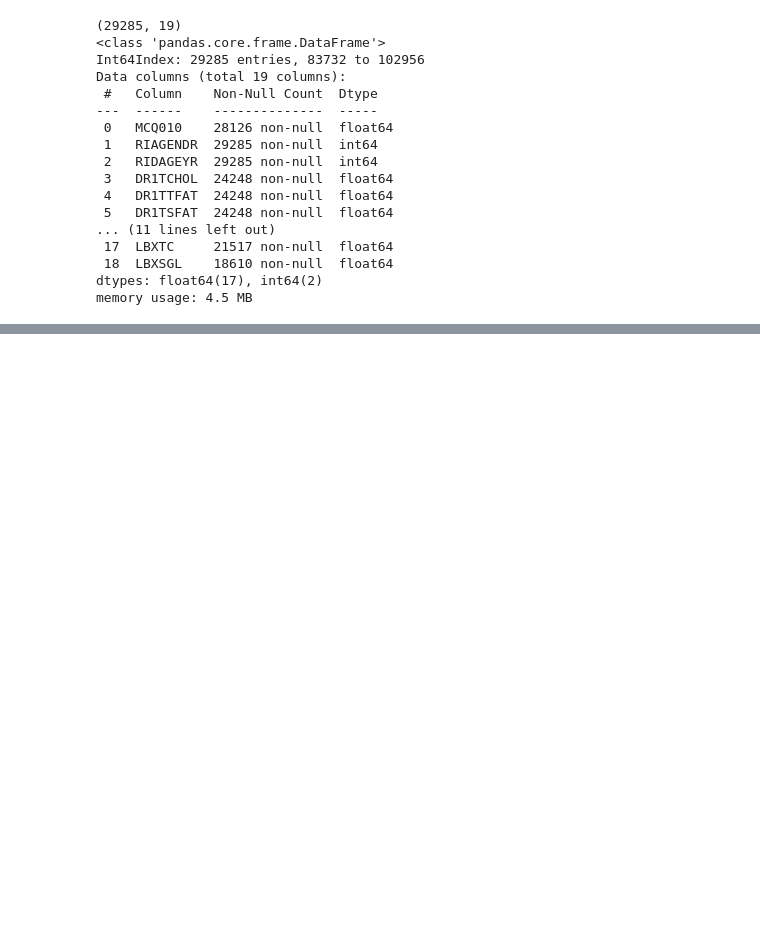
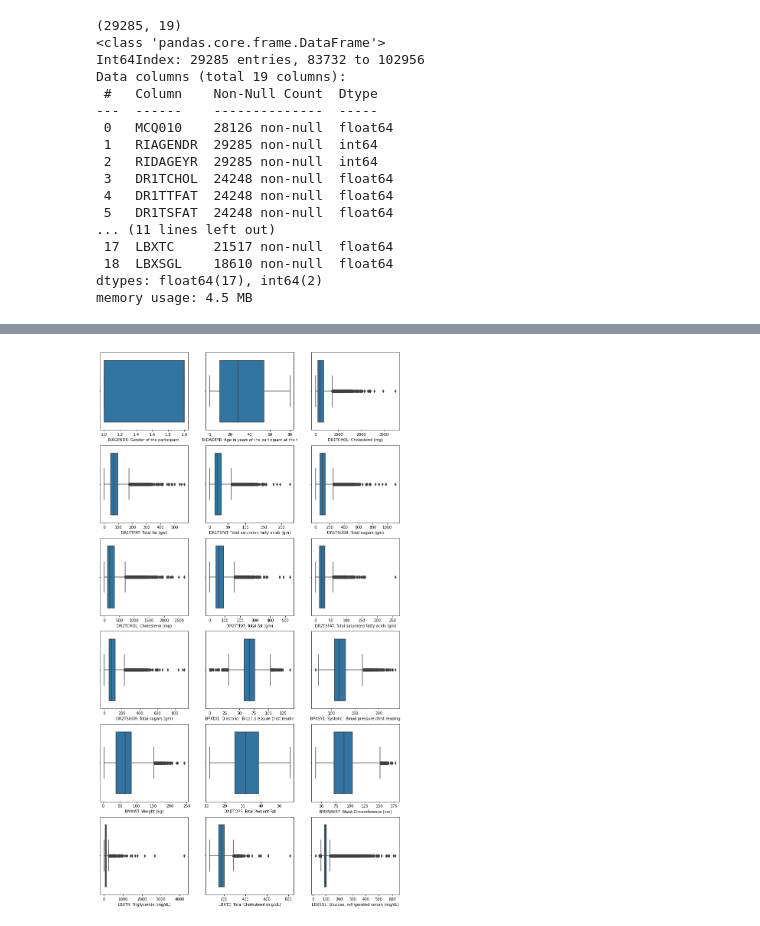
Before and after one commit to Jasc94/thebridge, a Jupyter notebook: 0_Project_ML/src/main.ipynb, the cells around one changed output, grey strips where cells are left out. Saved outputs shown, nothing was run; the diff lists cells and outputs as text; code cells hidden in the pictures; blank space fills up the shorter version.

```diff
--- a/0_Project_ML/src/main.ipynb
+++ b/0_Project_ML/src/main.ipynb
@@ -132,0 +212,4 @@ memory usage: 4.5 MB
+# %%
+fig = vi.multi_axes_plotter(dataset.df.iloc[:, 1:], 3, "box", (14, 26), features_names[1:])
+# %% [output]
+[figure, added]
```
Also changed, not shown: parts of 33 cells of this notebook, 3 other files.
